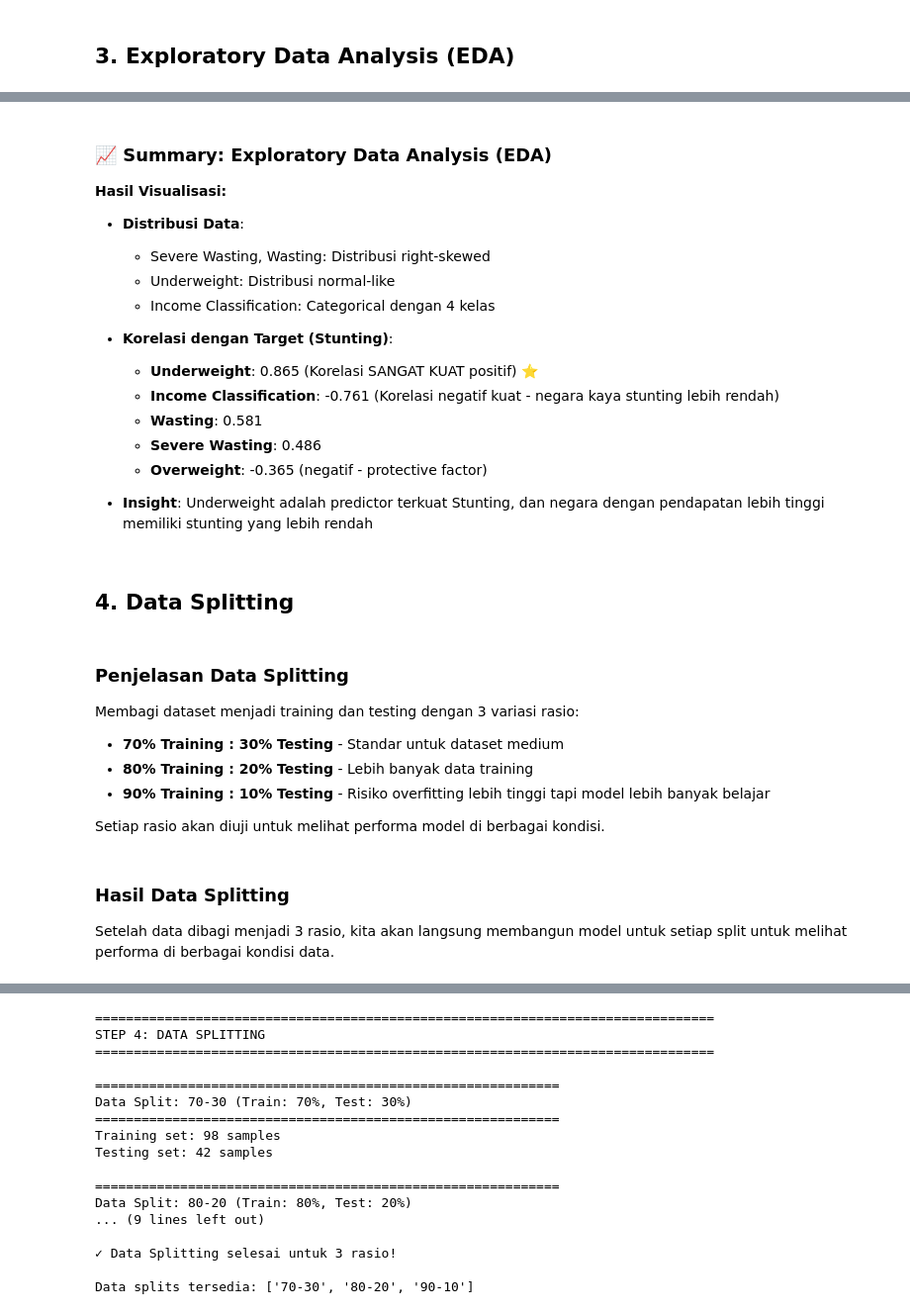
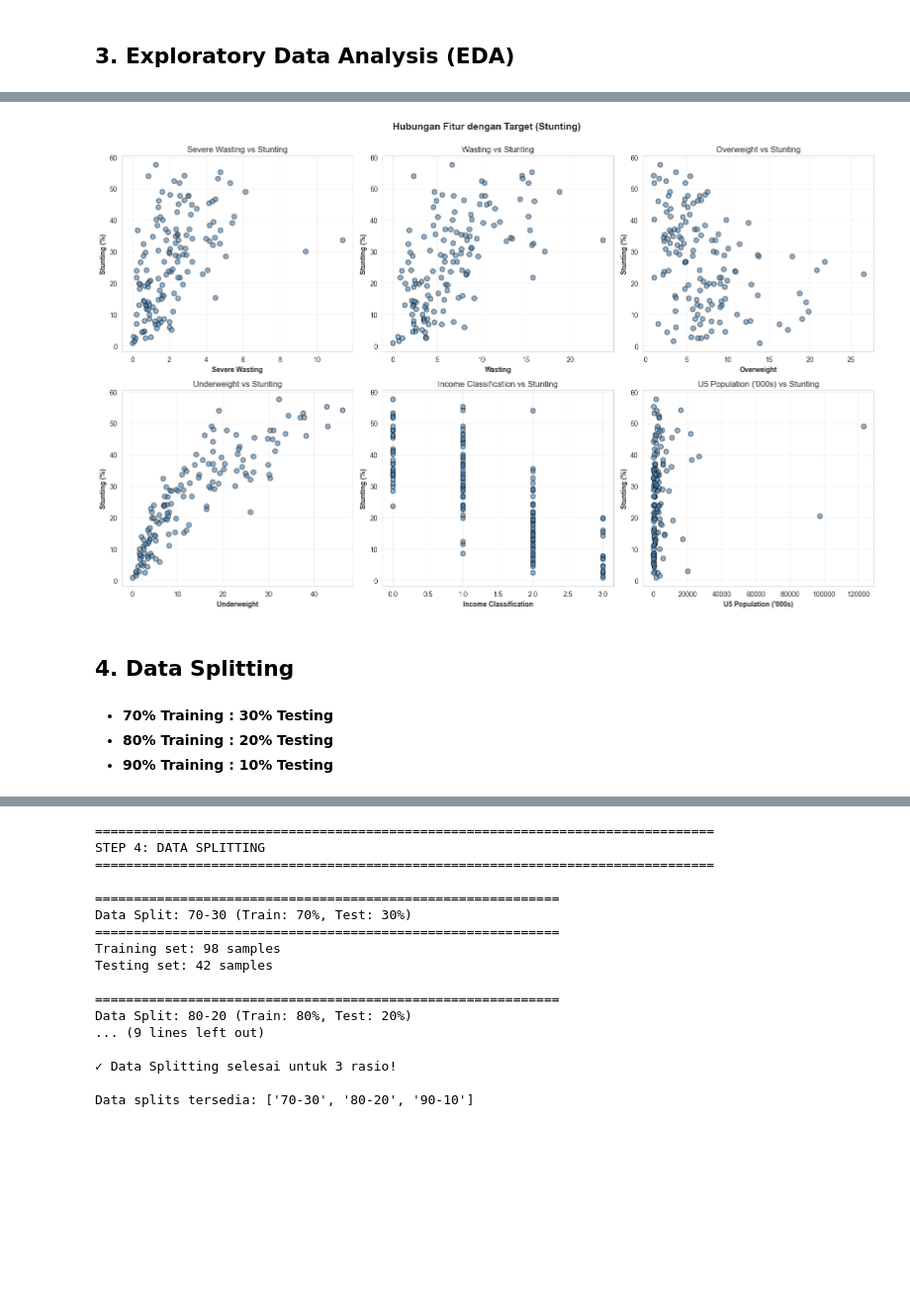
Before and after one commit to rafiufajar/uts-machine-learning, a Jupyter notebook: rafiufajar.ipynb, the cells around one changed output, grey strips where cells are left out. Shown at 99% size. Cells and saved outputs as stored; diff of their text form; code cells hidden in the pictures; blank space fills up the shorter version.

```diff
--- a/rafiufajar.ipynb
+++ b/rafiufajar.ipynb
@@ -232,34 +224,29 @@ print("\n✓ EDA selesai!")
-# %% [markdown]
-### 📈 Summary: Exploratory Data Analysis (EDA)
-**Hasil Visualisasi:**
-- **Distribusi Data**:
-  - Severe Wasting, Wasting: Distribusi right-skewed
-  - Underweight: Distribusi normal-like
-  - Income Classification: Categorical dengan 4 kelas
-
-- **Korelasi dengan Target (Stunting)**:
-  - **Underweight**: 0.865 (Korelasi SANGAT KUAT positif) ⭐
-  - **Income Classification**: -0.761 (Korelasi negatif kuat - negara kaya stunting lebih rendah)
-  - **Wasting**: 0.581
-  - **Severe Wasting**: 0.486
-  - **Overweight**: -0.365 (negatif - protective factor)
-
-- **Insight**: Underweight adalah predictor terkuat Stunting, dan negara dengan pendapatan lebih tinggi memiliki stunting yang lebih rendah
+# %%
+# SCATTER PLOT
+fig, axes = plt.subplots(2, 3, figsize=(16, 10))
+axes = axes.flatten()
+fig.suptitle('Hubungan Fitur dengan Target (Stunting)', fontsize=14, fontweight='bold', y=1.00)
+
+for idx, col in enumerate(X.columns):
+    ax = axes[idx]
+    ax.scatter(X[col], y, alpha=0.6, s=50, color='steelblue', edgecolors='black')
+    ax.set_xlabel(col, fontweight='bold')
+    ax.set_ylabel('Stunting (%)', fontweight='bold')
+    ax.set_title(f'{col} vs Stunting')
+    ax.grid(True, alpha=0.3)
+
+plt.tight_layout()
+plt.show()
+# %% [output]
+[figure, added]
 # %% [markdown]
 ## 4. Data Splitting
 # %% [markdown]
 
-### Penjelasan Data Splitting
-Membagi dataset menjadi training dan testing dengan 3 variasi rasio:
-- **70% Training : 30% Testing** - Standar untuk dataset medium
-- **80% Training : 20% Testing** - Lebih banyak data training
-- **90% Training : 10% Testing** - Risiko overfitting lebih tinggi tapi model lebih banyak belajar
 
-Setiap rasio akan diuji untuk melihat performa model di berbagai kondisi.
+- **70% Training : 30% Testing**
+- **80% Training : 20% Testing**
+- **90% Training : 10% Testing**
-# %% [markdown]
-
-### Hasil Data Splitting
-Setelah data dibagi menjadi 3 rasio, kita akan langsung membangun model untuk setiap split untuk melihat performa di berbagai kondisi data.
 # %% [markdown]
 
 ## 5. Model Building
```
Also changed, not shown: parts of 20 cells of this notebook.
